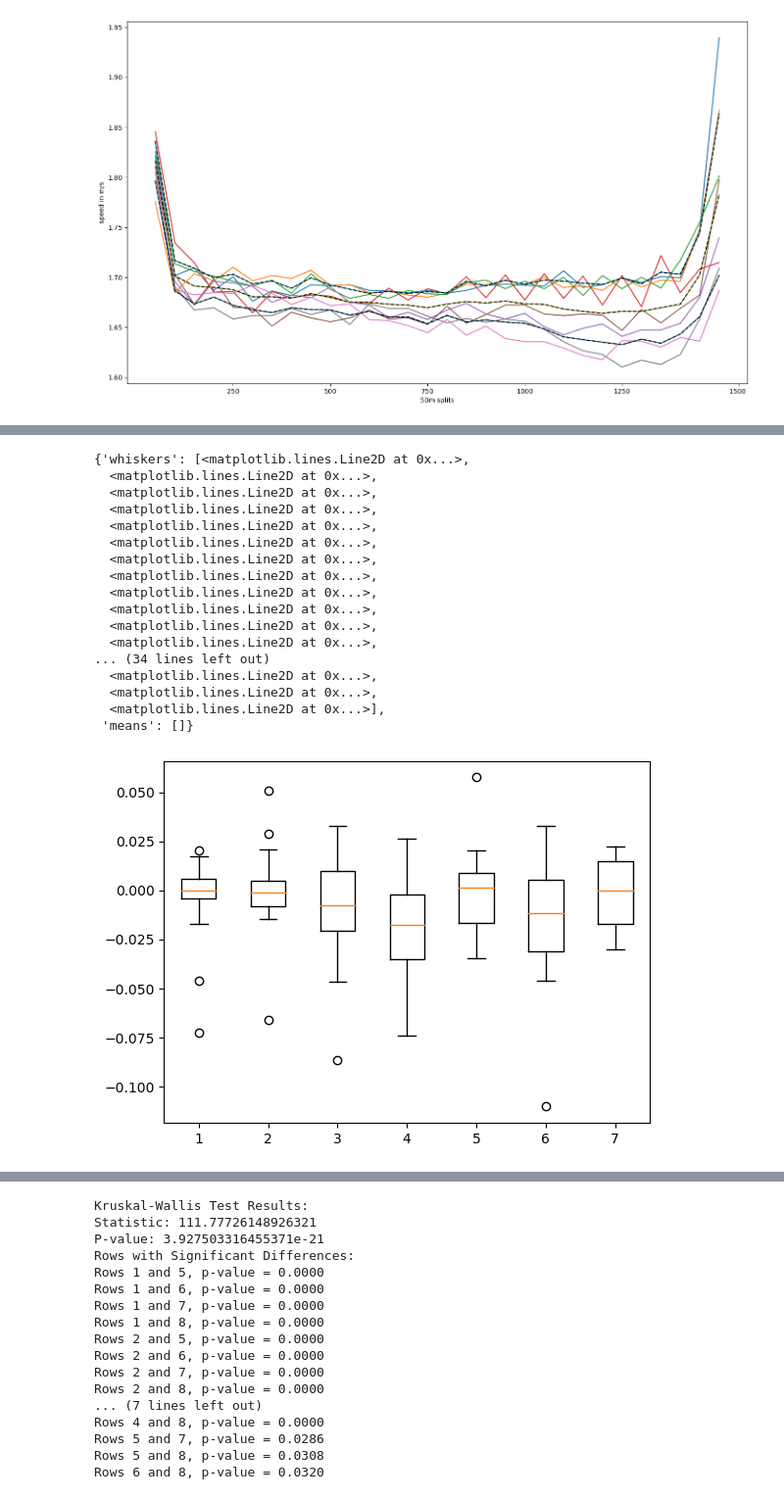
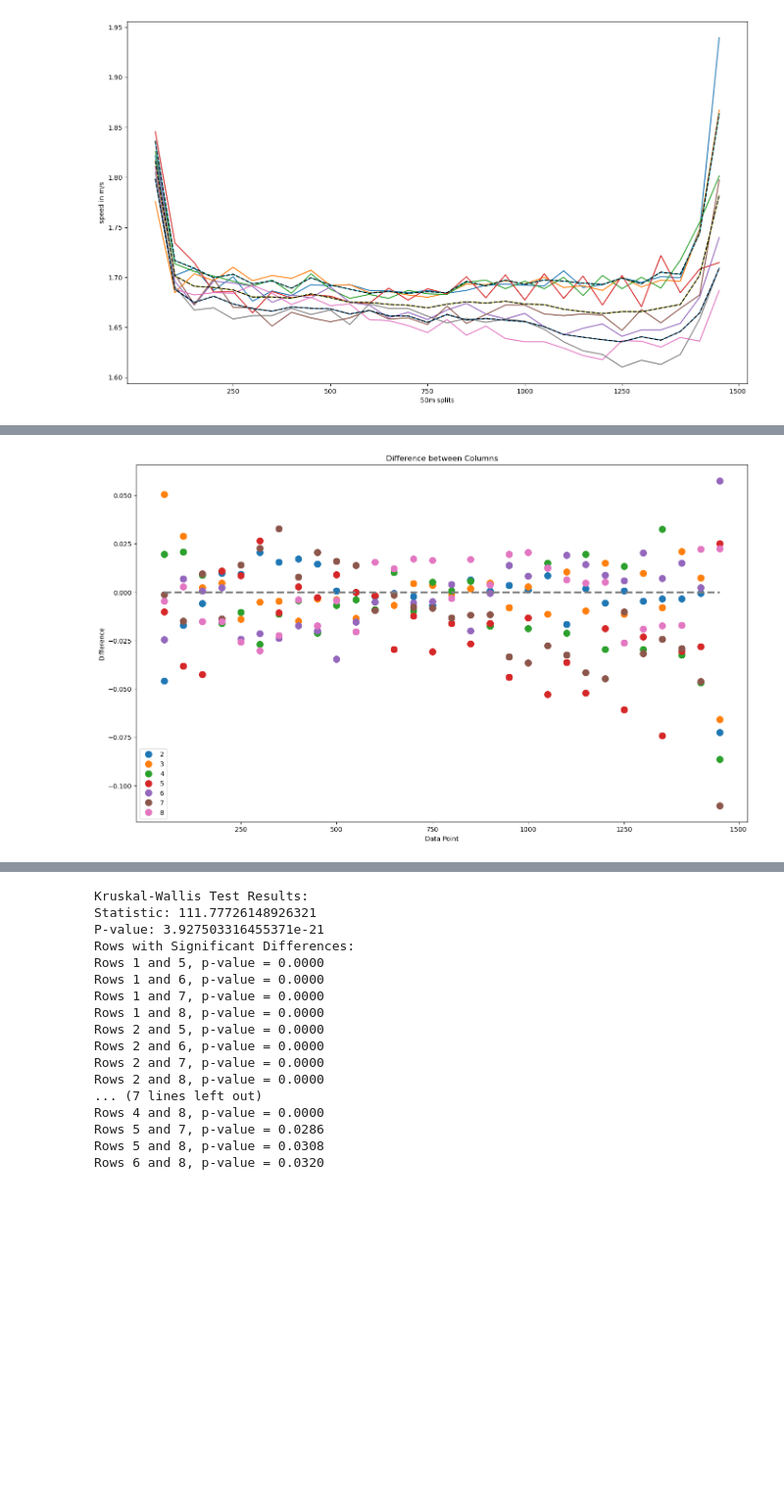
Before and after one commit to tiagoru/swim, a Jupyter notebook: Tokyo_1500.ipynb, the cells around one changed output, grey strips where cells are left out. Shown at 98% size. Saved outputs shown, nothing was run; the diff lists cells and outputs as text; code cells hidden in the pictures; blank space fills up the shorter version.

```diff
--- a/Tokyo_1500.ipynb
+++ b/Tokyo_1500.ipynb
@@ -458,23 +491,3 @@ plt.plot(rows['std +'],linestyle = 'dashed', color='black');
 plt.plot(rows['std -'],linestyle = 'dashed', color='black');
 # %% [output]
 [figure]
-# %%
-diff = rows.diff(axis=1).iloc[:, 1:8]  # Calculate differences column-wise, excluding the first column
-plt.figure(figsize=(17, 10));
-# Create a scatter plot for each data point
-for col in diff.columns:
-    plt.plot(diff.index, diff[col], marker='+', label=col, linestyle='')
-
-# Add labels and title to the plot
-#plt.plot(diff.iloc[:, 0],linestyle = 'dashed', color='black');
-plt.xlabel('Data Point')
-plt.ylabel('Difference')
-plt.title('Difference between Columns')
-Labels = ['250', '500', '750','1000','1250','1500 ']
-# naming the title of the plot
-plt.xticks(Labels)
-# Add a legend to identify each column
-plt.legend()
-
-# Display the plot
-plt.show()
@@ -504,21 +494,24 @@ diff
-# %%
-plt.boxplot(diff)
-# %% [output]
-{'whiskers': [<matplotlib.lines.Line2D at 0x...>,
-  <matplotlib.lines.Line2D at 0x...>,
-  <matplotlib.lines.Line2D at 0x...>,
-  <matplotlib.lines.Line2D at 0x...>,
-  <matplotlib.lines.Line2D at 0x...>,
-  <matplotlib.lines.Line2D at 0x...>,
-  <matplotlib.lines.Line2D at 0x...>,
-  <matplotlib.lines.Line2D at 0x...>,
-  <matplotlib.lines.Line2D at 0x...>,
-  <matplotlib.lines.Line2D at 0x...>,
-  <matplotlib.lines.Line2D at 0x...>,
-  <matplotlib.lines.Line2D at 0x...>,
-... (34 lines left out)
-  <matplotlib.lines.Line2D at 0x...>,
-  <matplotlib.lines.Line2D at 0x...>,
-  <matplotlib.lines.Line2D at 0x...>],
- 'means': []}
-[figure, removed]
+# %%
+dif_center = pd.DataFrame({'Column1': [0] * 30})
+# %%
+diff = rows.diff(axis=1).iloc[:, 1:8]  # Calculate differences column-wise, excluding the first column
+plt.figure(figsize=(17, 10));
+# Create a scatter plot for each data point
+for col in diff.columns:
+    plt.plot(diff.index, diff[col],markersize=10, marker='o', label=col, linestyle='')
+
+# Add labels and title to the plot
+#plt.plot(diff.iloc[:, 0],linestyle = 'dashed', color='black');
+plt.xlabel('Data Point')
+plt.ylabel('Difference')
+plt.title('Difference between Columns')
+Labels = ['250', '500', '750','1000','1250','1500 ']
+# naming the title of the plot
+plt.xticks(Labels)
+# Add a legend to identify each column
+plt.legend()
+plt.plot(dif_center,linestyle = 'dashed',linewidth=3)
+# Display the plot
+plt.show()
+# %% [output]
+[figure, added]
```
Also changed, not shown: parts of 16 cells of this notebook.
